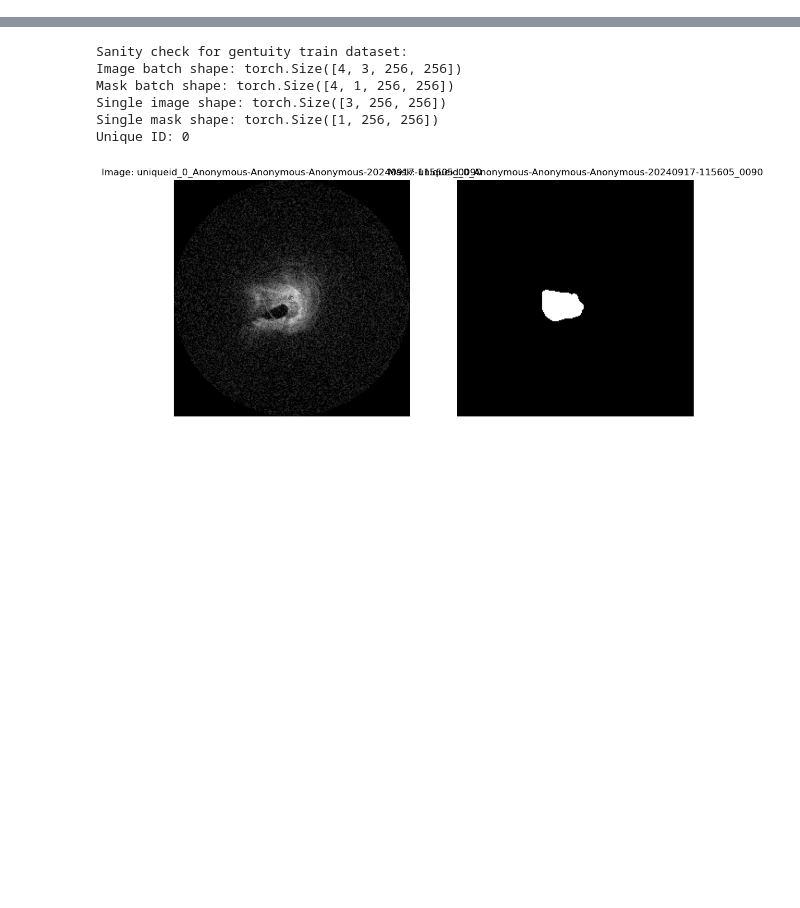
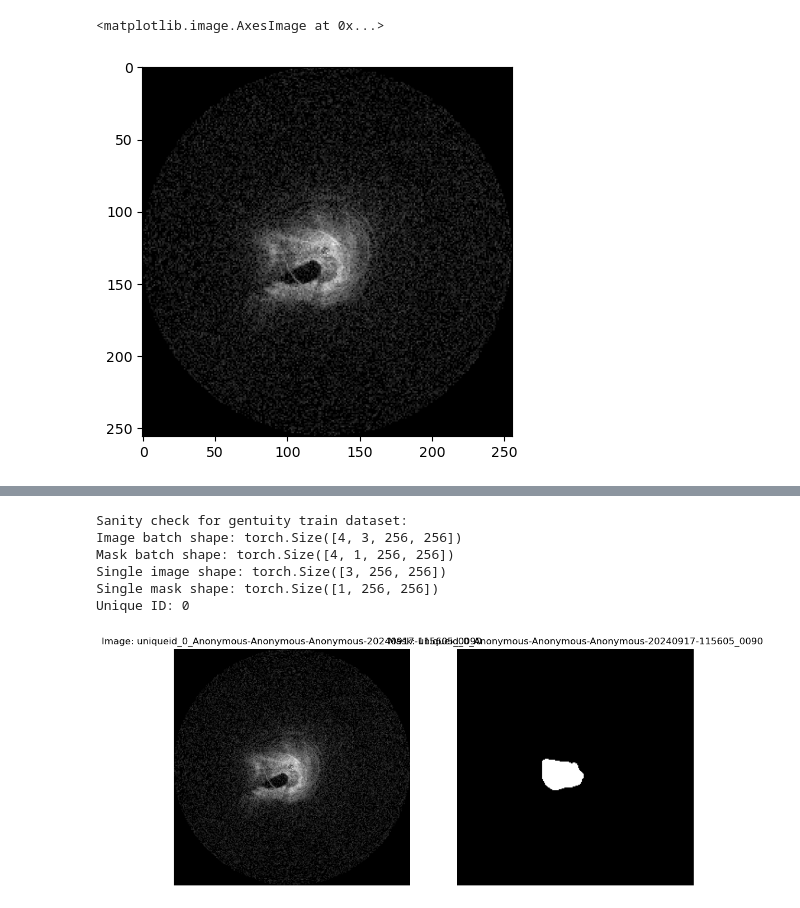
Before and after one commit to SamuelJessen/OCTSegmenter, a Jupyter notebook: data_loading.ipynb, the cells around one changed output, grey strips where cells are left out. Cells and saved outputs as stored; diff of their text form; code cells hidden in the pictures; blank space fills up the shorter version.

```diff
--- a/data_loading.ipynb
+++ b/data_loading.ipynb
@@ -8,6 +8,8 @@ from torch.utils.data import Dataset, DataLoader
 from PIL import Image
 import matplotlib.pyplot as plt
 from torchvision import transforms
+from torchvision.transforms import v2
+import random
 
 class OCTDataset(Dataset):
     def __init__(self, root_dir, indices=None, train=True, is_gentuity=False, transform=None):
@@ -56,17 +58,47 @@ class OCTDataset(Dataset):
             if 0 <= x < mask.shape[0] and 0 <= y < mask.shape[1]:
                 mask[x, y] = 1
 
-        mask = Image.fromarray(mask)
+        mask = Image.fromarray(mask*255)
 
         # Apply the transformation if available
         if self.transform:
             # Convert image and mask to Tensor
-            image = self.transform(image)
-            mask = self.transform(mask)
+            #image = self.transform(image)
+            #mask = self.transform(mask)
+            ## For data augmentation ##
+            image, mask = self.transform(image, mask)
 
         # Add channel dimension for mask
+        ## Outcomment this line when augmenting data! ##
         mask = mask.unsqueeze(0) if len(mask.shape) == 2 else mask  # Add channel if needed
 
         unique_id = mask_data["unique_id"]
 
         return image, mask, image_path.stem, unique_id  # Returning image filename too
+# %%
+import pandas as pd
+import numpy as np
+from sklearn.model_selection import StratifiedKFold
+
+# Define the transformation using Compose
+transform = transforms.Compose([
+    transforms.Resize((256, 256), interpolation=Image.NEAREST),   # Resize images to a specific size using nearest interpolation
+    transforms.ToTensor(),            # Convert image to Tensor (0 to 1 range)
+])
+
+metadata = pd.read_csv(r"C:\Users\rasmu\OneDrive - Aarhus universitet\Deep Learning\data_gentuity\metadata.csv")
+skf = StratifiedKFold(n_splits=5)
+splits = list(skf.split(metadata, metadata["unique_id"]))
+fold = 0
+train_indices, val_indices = splits[fold]
+
+# Sanity check for the gentuity data (with train and test folders)
+gentuity_data_root = r"C:\Users\rasmu\OneDrive - Aarhus universitet\Deep Learning\data_gentuity"
+train_dataset_gentuity = OCTDataset(gentuity_data_root, indices=train_indices, train=True, is_gentuity=True, transform=transform)
+val_dataset_gentuity = OCTDataset(gentuity_data_root, indices=val_indices, train=True, is_gentuity=True, transform=transform)
+
+image, mask, _, _ = train_dataset_gentuity[0]
+plt.imshow(image.permute(1, 2, 0))
+# %% [output]
+<matplotlib.image.AxesImage at 0x...>
+[figure, added]
```
Also changed, not shown: parts of 4 cells of this notebook.
